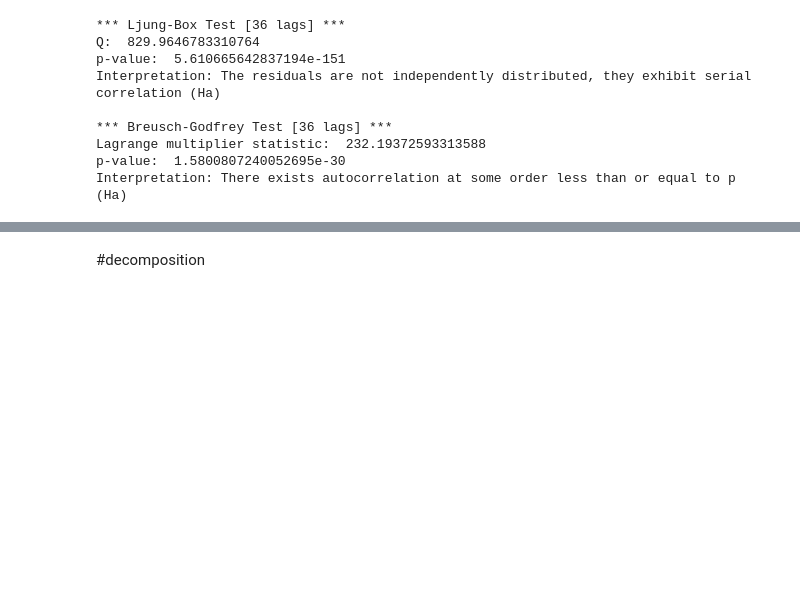
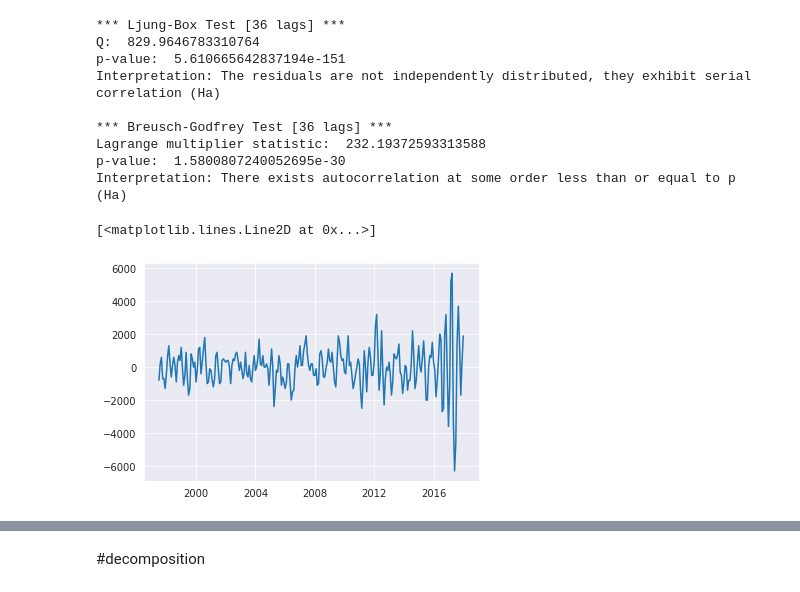
Before and after one commit to MaliheDahmardeh/state-house-price-analysis-SM, a Jupyter notebook: state-house-price-analysis.ipynb, the cells around one changed output, grey strips where cells are left out. Drawn from its saved outputs; the diff is of its cells as text; code cells hidden in the pictures; blank space fills up the shorter version.

```diff
--- a/state-house-price-analysis.ipynb
+++ b/state-house-price-analysis.ipynb
@@ -1151,3 +1152,10 @@ Interpretation: The residuals are not independently distributed, they exhibit se
 Lagrange multiplier statistic:  232.19372593313588
 p-value:  1.5800807240052695e-30
 Interpretation: There exists autocorrelation at some order less than or equal to p (Ha)
+# %%
+data_diff_seas_second = data_diff_seas_first.diff()
+data_diff_seas_second.dropna(inplace=True)
+plt.plot(data_diff_seas_second)
+# %% [output]
+[<matplotlib.lines.Line2D at 0x...>]
+[figure, added]
```
Also changed, not shown: parts of 52 cells of this notebook.
